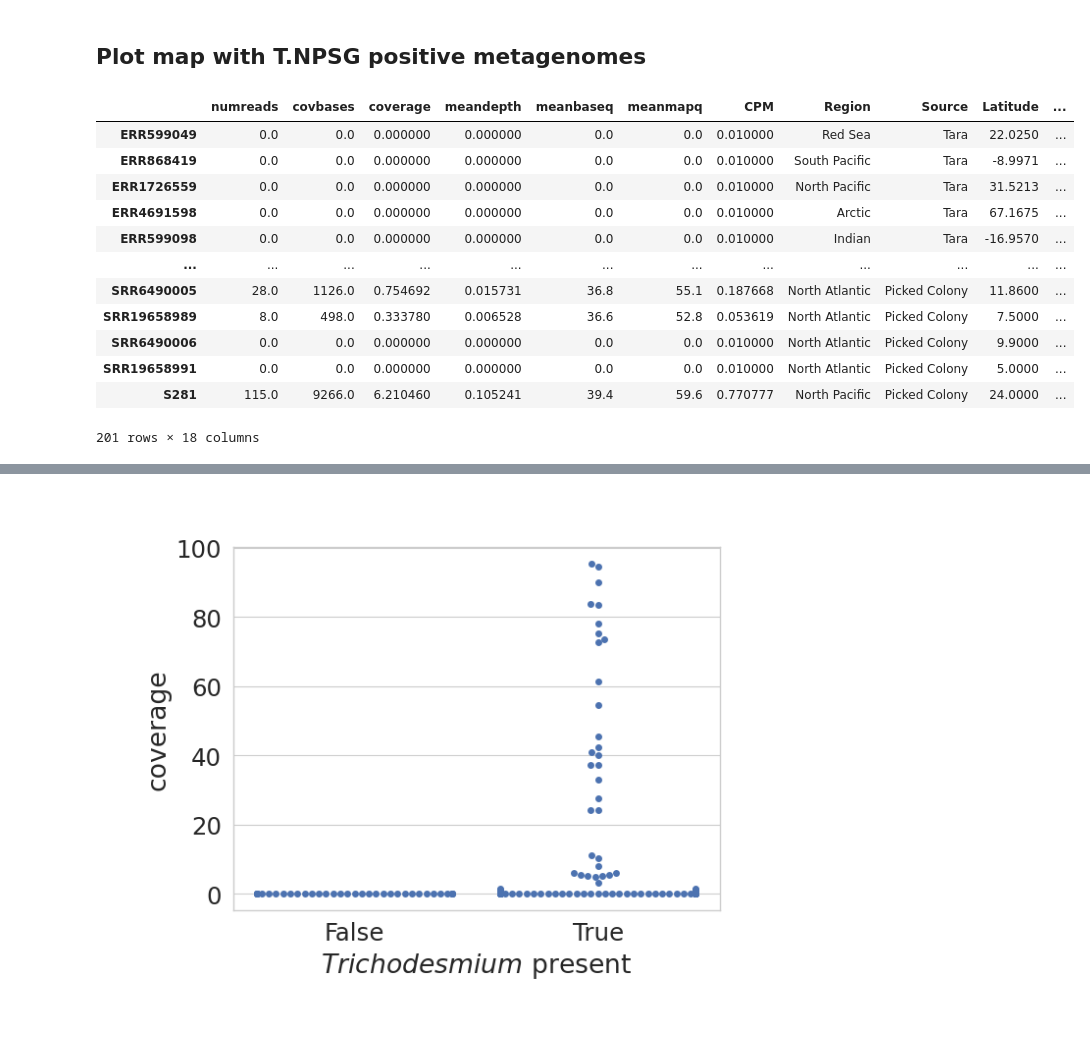
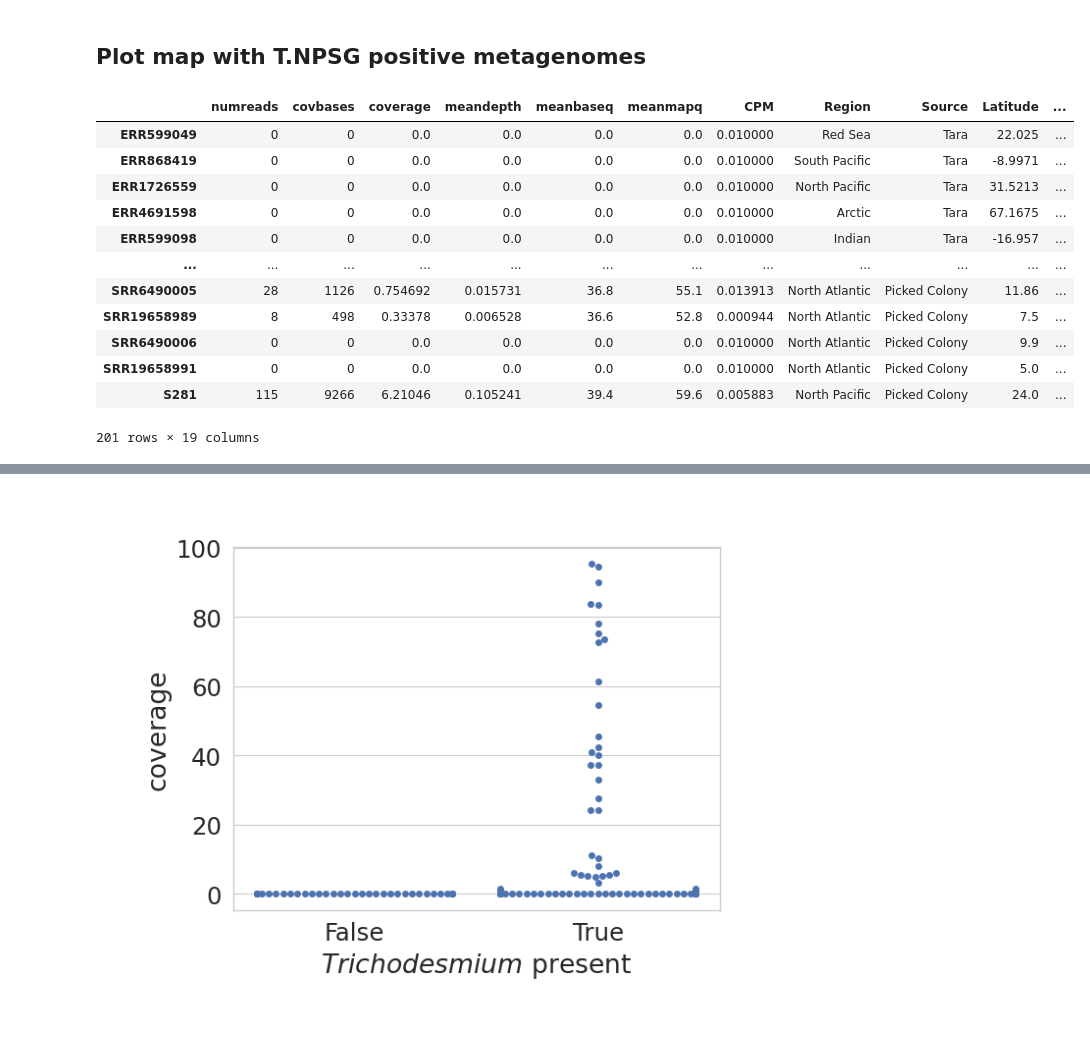
Before and after one commit to annikagomez/T.NPSG-analysis, a Jupyter notebook: fig_4_metagenome_mapping.ipynb, the cells around one changed output, grey strips where cells are left out. Cells and saved outputs as stored; diff of their text form; code cells hidden in the pictures.

```diff
--- a/fig_4_metagenome_mapping.ipynb
+++ b/fig_4_metagenome_mapping.ipynb
@@ -106,7 +105,8 @@ metadata_by_err.loc[:,'station'] = metadata_by_err['Metagenome'].str[:-7]
 all_meta_by_err = pd.merge(left=metadata_by_err.reset_index(), right=station_meta,left_on='station',right_on='Station',how='left').set_index('ERR_split')
 tara_cov_meta = pd.merge(left=tara_coverage,right=all_meta_by_err,left_index=True,right_index=True,how='left')
 tara_cov_meta.loc[:,'logCPM'] = np.log10(tara_cov_meta['CPM'].astype(float))
-tara_cov_meta.loc[:,'Longitude'] = tara_cov_meta['Longitude'].apply(lambda x: (0 if (x > 0) else 360) + x)
+#Convert Lat and Long for plotting
+tara_cov_meta.loc[:,'Longitude_plot'] = tara_cov_meta['Longitude'].apply(lambda x: (0 if (x > 0) else 360) + x)
 tara_cov_meta.loc[:,'Region'] = tara_cov_meta['Region'].replace('Red_Sea','Red Sea')
 tara_cov_meta[(tara_cov_meta['Region'] == 'Pacific') & (tara_cov_meta['Latitude'].astype(float) >= 0)] = tara_cov_meta[(tara_cov_meta['Region'] == 'Pacific') & (tara_cov_meta['Latitude'].astype(float) >= 0)].replace('Pacific','North Pacific')
 tara_cov_meta[(tara_cov_meta['Region'] == 'Pacific') & (tara_cov_meta['Latitude'].astype(float) < 0)] = tara_cov_meta[(tara_cov_meta['Region'] == 'Pacific') & (tara_cov_meta['Latitude'].astype(float) < 0)].replace('Pacific','South Pacific')
@@ -120,7 +120,7 @@ tara_cov_meta.loc[:,'tricho_present'] = np.where(tara_cov_tricho['tricho_present
 # %% [markdown]
 ## Read in mapping results from picked tricho colonies
 # %%
-sample_info = pd.read_csv('/ocean/projects/ees230009p/agomez3/tricho_virus_mapping/FYP_Tricho_Metadata.csv').drop(['Unnamed: 9'],axis=1).drop([32,33])
+sample_info = pd.read_csv('mapping_files/FYP_Tricho_Metadata.csv').drop(['Unnamed: 9'],axis=1).drop([32,33])
 sample_info = sample_info.set_index('Sample_Accession')
 sample_info.index = ['NP01', 'SRR6490001', 'SRR6490002', 'SRR6490003', 'SRR6490004',
        'SRR6490005', 'SRR6490006', 'SRR19658999', 'SRR19658998', 'SRR19658995',
@@ -141,7 +141,7 @@ for i in glob.glob('/ocean/projects/ees230009p/agomez3/tricho_virus_mapping/*_co
     virus = infile[infile['#rname'] == 'tricho_phage_NPSG.2']
     if len(virus.index.values) > 0:
         virus = virus.iloc[0]
-        virus.loc['CPM'] = virus['numreads']/(virus['endpos']/1000)
+        virus.loc['CPM'] = virus['numreads']/(virus['endpos']/1000)/scale
         to_cat.append(virus.rename(sample))
     else:
         print(i)
@@ -152,17 +152,18 @@ colony_cov = pd.concat(to_cat,axis=1).T
 colony_cov_meta = pd.merge(left=colony_cov,right=sample_info,left_index=True,right_index=True,how='left')
 # %%
 #Unify column names from Tara and colony results, combine into one dataframe
-colony_cov_meta.loc[:,'station'] = colony_cov_meta['Latitude']+' '+colony_cov_meta['Longitude']
 colony_cov_meta.loc[:,'Latitude'] = colony_cov_meta['Latitude'].apply(lambda x: float(x[:-2]) * (1 if 'N' in x else -1))
-colony_cov_meta.loc[:,'Longitude'] = colony_cov_meta['Longitude'].apply(lambda x: (0 if 'E' in x else 360) + (float(x[:-2])* (1 if 'E' in x else -1)))
+colony_cov_meta.loc[:,'Longitude_plot'] = colony_cov_meta['Longitude'].apply(lambda x: (0 if 'E' in x else 360) + (float(x[:-2])* (1 if 'E' in x else -1)))
+colony_cov_meta.loc[:,'Longitude'] = colony_cov_meta['Longitude'].apply(lambda x: float(x[:-2]) * (1 if 'N' in x else -1))
 colony_cov_meta.loc[:,'Size_Categorie'] = 'colony'
 colony_cov_meta.loc[:,'Source'] = 'Picked Colony'
 colony_cov_meta.loc[:,'Metagenome'] = 'NA'
 colony_cov_meta.loc[:,'depth'] = 'SUR'
 colony_cov_meta.loc[:,'tricho_present'] = 'Picked Colony'
+colony_cov_meta.loc[:,'station'] = np.nan
 tara_cov_meta.loc[:,'Source'] = 'Tara'
 tara_cov_meta.loc[:,'depth'] = tara_cov_meta['station'].str[-3:]
-all_cov_meta = pd.concat([tara_cov_meta[['numreads', 'covbases', 'coverage','meandepth', 'meanbaseq', 'meanmapq', 'CPM', 'Region','Source', 'Latitude', 'Longitude','Size_Categorie','station','Metagenome','depth','tricho_present']],colony_cov_meta[['numreads', 'covbases', 'coverage','meandepth', 'meanbaseq', 'meanmapq', 'CPM', 'Region','Source', 'Latitude', 'Longitude','Size_Categorie','station','Metagenome','depth','tricho_present']]])
+all_cov_meta = pd.concat([tara_cov_meta[['numreads', 'covbases', 'coverage','meandepth', 'meanbaseq', 'meanmapq', 'CPM', 'Region','Source', 'Latitude', 'Longitude','Longitude_plot','Size_Categorie','station','Metagenome','depth','tricho_present']],colony_cov_meta[['numreads', 'covbases', 'coverage','meandepth', 'meanbaseq', 'meanmapq', 'CPM', 'Region','Source', 'Latitude', 'Longitude','Longitude_plot','Size_Categorie','station','Metagenome','depth','tricho_present']]])
 all_cov_meta['CPM'] = all_cov_meta['CPM'].replace(0,0.01)
 all_cov_meta.loc[:,'logCPM'] = np.log10(all_cov_meta['CPM'].astype(float))
 all_cov_meta['depth'] = all_cov_meta['depth'].str.replace('CM0','DCM')
@@ -180,22 +181,21 @@ all_cov_meta['phage_present'] = np.where(all_cov_meta['coverage'] > 20, True, Fa
 # %% [markdown]
 ## Plot map with T.NPSG positive metagenomes
 # %%
-all_cov_meta = pd.read_csv('mapping_files/metagenome_coverage_with_metadata.csv',index_col=0)
 all_cov_meta
 # %% [output]
 |  | numreads | covbases | coverage | meandepth | meanbaseq | meanmapq | CPM | Region | Source | Latitude | ... |
-| ERR599049 | 0.0 | 0.0 | 0.000000 | 0.000000 | 0.0 | 0.0 | 0.010000 | Red Sea | Tara | 22.0250 | ... |
-| ERR868419 | 0.0 | 0.0 | 0.000000 | 0.000000 | 0.0 | 0.0 | 0.010000 | South Pacific | Tara | -8.9971 | ... |
-| ERR1726559 | 0.0 | 0.0 | 0.000000 | 0.000000 | 0.0 | 0.0 | 0.010000 | North Pacific | Tara | 31.5213 | ... |
-| ERR4691598 | 0.0 | 0.0 | 0.000000 | 0.000000 | 0.0 | 0.0 | 0.010000 | Arctic | Tara | 67.1675 | ... |
-| ERR599098 | 0.0 | 0.0 | 0.000000 | 0.000000 | 0.0 | 0.0 | 0.010000 | Indian | Tara | -16.9570 | ... |
+| ERR599049 | 0 | 0 | 0.0 | 0.0 | 0.0 | 0.0 | 0.010000 | Red Sea | Tara | 22.025 | ... |
+| ERR868419 | 0 | 0 | 0.0 | 0.0 | 0.0 | 0.0 | 0.010000 | South Pacific | Tara | -8.9971 | ... |
+| ERR1726559 | 0 | 0 | 0.0 | 0.0 | 0.0 | 0.0 | 0.010000 | North Pacific | Tara | 31.5213 | ... |
+| ERR4691598 | 0 | 0 | 0.0 | 0.0 | 0.0 | 0.0 | 0.010000 | Arctic | Tara | 67.1675 | ... |
+| ERR599098 | 0 | 0 | 0.0 | 0.0 | 0.0 | 0.0 | 0.010000 | Indian | Tara | -16.957 | ... |
 | ... | ... | ... | ... | ... | ... | ... | ... | ... | ... | ... | ... |
-| SRR6490005 | 28.0 | 1126.0 | 0.754692 | 0.015731 | 36.8 | 55.1 | 0.187668 | North Atlantic | Picked Colony | 11.8600 | ... |
-| SRR19658989 | 8.0 | 498.0 | 0.333780 | 0.006528 | 36.6 | 52.8 | 0.053619 | North Atlantic | Picked Colony | 7.5000 | ... |
-| SRR6490006 | 0.0 | 0.0 | 0.000000 | 0.000000 | 0.0 | 0.0 | 0.010000 | North Atlantic | Picked Colony | 9.9000 | ... |
-| SRR19658991 | 0.0 | 0.0 | 0.000000 | 0.000000 | 0.0 | 0.0 | 0.010000 | North Atlantic | Picked Colony | 5.0000 | ... |
-| S281 | 115.0 | 9266.0 | 6.210460 | 0.105241 | 39.4 | 59.6 | 0.770777 | North Pacific | Picked Colony | 24.0000 | ... |
+| SRR6490005 | 28 | 1126 | 0.754692 | 0.015731 | 36.8 | 55.1 | 0.013913 | North Atlantic | Picked Colony | 11.86 | ... |
+| SRR19658989 | 8 | 498 | 0.33378 | 0.006528 | 36.6 | 52.8 | 0.000944 | North Atlantic | Picked Colony | 7.5 | ... |
+| SRR6490006 | 0 | 0 | 0.0 | 0.0 | 0.0 | 0.0 | 0.010000 | North Atlantic | Picked Colony | 9.9 | ... |
+| SRR19658991 | 0 | 0 | 0.0 | 0.0 | 0.0 | 0.0 | 0.010000 | North Atlantic | Picked Colony | 5.0 | ... |
+| S281 | 115 | 9266 | 6.21046 | 0.105241 | 39.4 | 59.6 | 0.005883 | North Pacific | Picked Colony | 24.0 | ... |
-201 rows × 18 columns
+201 rows × 19 columns
 # %%
 hex_colors2 = load_cmap("qMSOBuWarm").hex
 region_palette = {'Indian':hex_colors2[0],'North Pacific':hex_colors2[1],'South Pacific':hex_colors2[4],'North Atlantic':hex_colors2[6],'npsg_og':'#A37903FF'}
```
Also changed, not shown: parts of 6 cells of this notebook, 10 other files.
